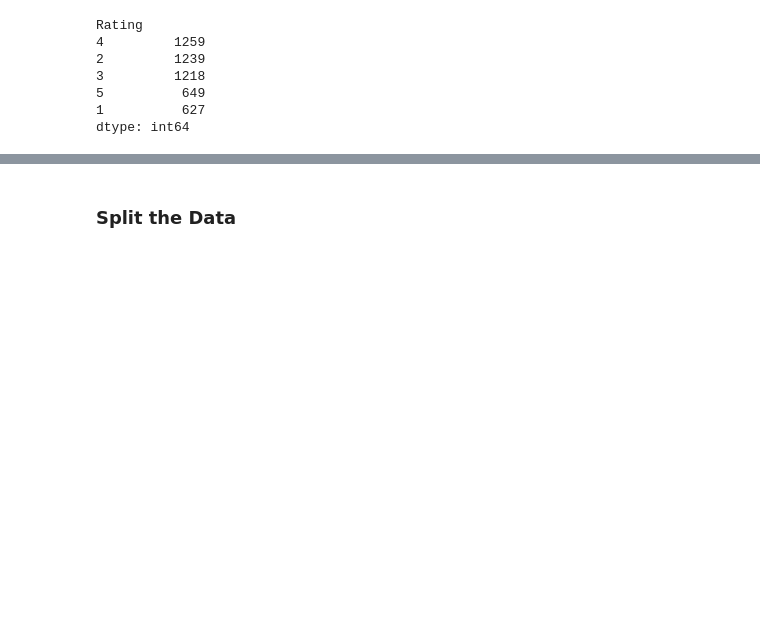
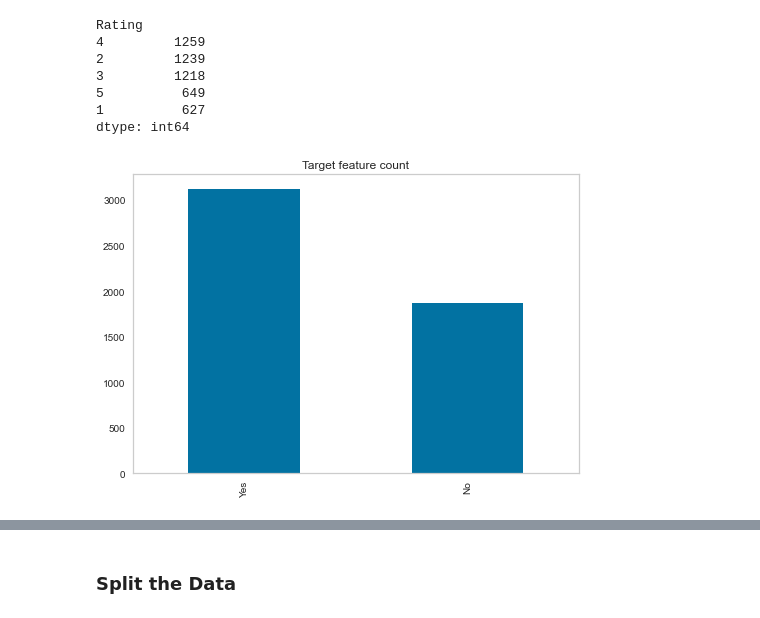
Before and after one commit to conyema/MavsTv-Analytics, a Jupyter notebook: MavTv.ipynb, the cells around one changed output, grey strips where cells are left out. Cells and saved outputs as stored; diff of their text form; code cells hidden in the pictures; blank space fills up the shorter version.

```diff
--- a/MavTv.ipynb
+++ b/MavTv.ipynb
@@ -347,6 +359,23 @@ Rating
 1          627
 dtype: int64
 # %%
-# Generate satisfied from customer rating feature
-rating_dict = {1:'Low', 2:'Low', 3:'Neutral', 4:'High', 5:'High'}
-TvData['Satisfaction'] = TvData['Rating'].map(rating_dict)
+# Generate the target,'satisfaction', from the customer rating feature
+
+# rating_dict = {1:'Low', 2:'Low', 3:'Neutral', 4:'High', 5:'High'}
+rating_dict = {1:'No', 2:'No', 3:'Yes', 4:'Yes', 5:'Yes'}
+
+# TvData['Satisfaction'] = TvData['Rating'].map(rating_dict)
+TvData['Satisfied'] = TvData['Rating'].map(rating_dict)
+# %%
+# Convert 'Satisfied' to 'category' type
+TvData['Satisfied'] = TvData['Satisfied'].astype("category")
+# %%
+# View the balance in the target feature
+
+# TvData[['CustomerID','Satisfied']].groupby('Satisfied').count().sort_values(by='CustomerID', ascending=True).plot.barh()
+TvData['Satisfied'].value_counts().plot(kind='bar', title='Target feature count');
+
+plt.grid(b=None)
+plt.show()
+# %% [output]
+[figure, added]
```
Also changed, not shown: parts of 103 cells of this notebook, 17 other files.
